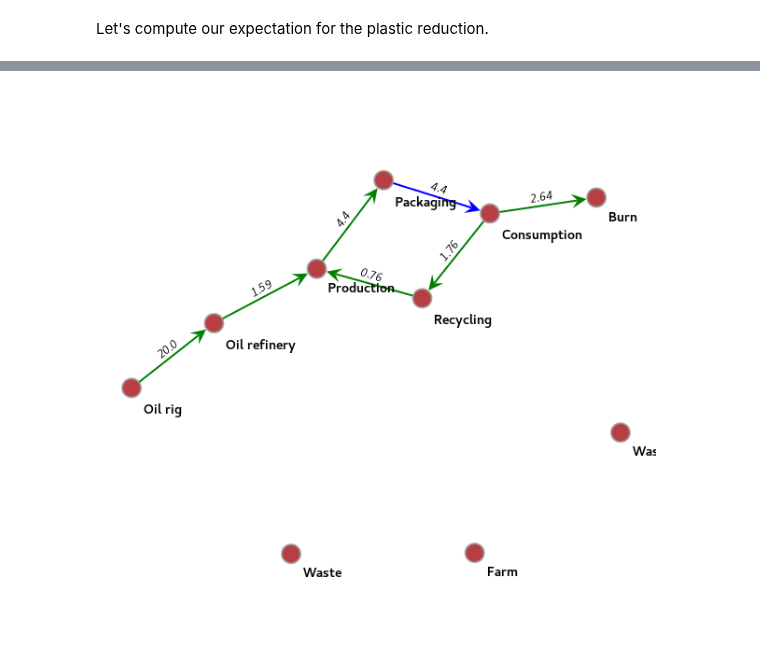
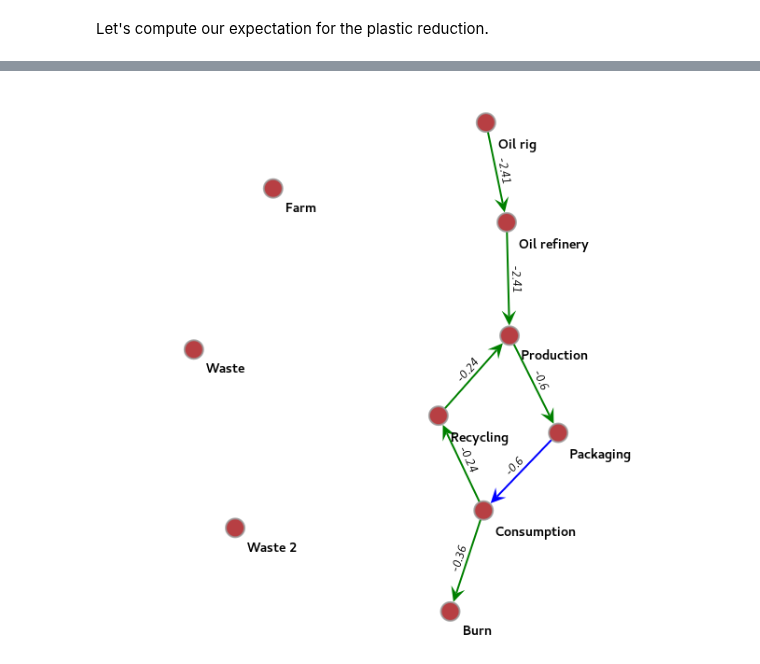
Before and after one commit to MaxBo/REPAiR-Web, a Jupyter notebook: flow_modelling/flow_modelling.ipynb, the cells around one changed output, grey strips where cells are left out. Cells and saved outputs as stored; diff of their text form; code cells hidden in the pictures.

```diff
--- a/flow_modelling/flow_modelling.ipynb
+++ b/flow_modelling/flow_modelling.ipynb
@@ -348,5 +380,5 @@ gt.draw.graph_draw(g_split, vertex_size=20, vertex_text=g_split.vp.id,
 # %%
-g_split.set_edge_filter(edge_mask)
+g_split.set_edge_filter(edge_mask_2)
 g_split.set_vertex_filter(vtx_mask)
 # %%
 gt.draw.graph_draw(g_split, vertex_size=20, vertex_text=g_split.vp.id,
@@ -425,5 +465,5 @@ gt.draw.graph_draw(g_split, vertex_size=20, vertex_text=g_split.vp.id,
 # %%
-g_split.set_edge_filter(edge_mask)
+g_split.set_edge_filter(edge_mask_2)
 g_split.set_vertex_filter(vtx_mask)
 # %%
 gt.draw.graph_draw(g_split, vertex_size=20, vertex_text=g_split.vp.id,
@@ -442,28 +482,28 @@ g_split.clear_filters() # remove the edge and vertex masks
 pe = g_split.edge(g_split.vertex(1), g_split.vertex(6), all_edges=True) # the 3 edges between Packaging and Cosumption
 sol_e = [e for e in pe if eprop_material[e] == 'plastic'][0] # the specific edge (blue)
 
-eprop_mass_sol = eprop_mass.copy()
-print("Current combined plastic mass after Packaging:", eprop_mass_sol[sol_e])
+eprop_mass_sol_2_plastic = eprop_mass.copy()
+print("Current combined plastic mass after Packaging:", eprop_mass_sol_2_plastic[sol_e])
 
 solution = 0.6017 #Solution-2-–-milk-reduction
 print("Solution reduces the plastic mass by:", solution, "on the solution edge")
 
-eprop_mass_sol[sol_e] = eprop_mass_sol[sol_e] - solution
-print("Plastic mass of the solution edge after implementing the solution:", eprop_mass_sol[sol_e])
+eprop_mass_sol_2_plastic[sol_e] = eprop_mass_sol_2_plastic[sol_e] - solution
+print("Plastic mass of the solution edge after implementing the solution:", eprop_mass_sol_2_plastic[sol_e])
 
 cols = []
 sol_edges = [] # edges affected by the solution
-edge_mask = g_split.new_edge_property("bool")
+edge_mask_3 = g_split.new_edge_property("bool")
 for i, e in enumerate(g_split.edges()):
     if eprop_material[e] in ['plastic', 'crude oil']:
         cols.append("green")
         sol_edges.append(e)
-        edge_mask[e] = True
+        edge_mask_3[e] = True
         vtx_mask[e.source()] = True
         vtx_mask[e.target()] = True
     else:
         cols.append("red")
-        edge_mask[e] = False
+        edge_mask_3[e] = False
 ecolors = g_split.new_edge_property("string", vals=cols)
 
 ecolors[sol_e] = "blue"
@@ -474,5 +514,5 @@ Plastic mass after implementing the solution 4.3983
 # %%
-eprop_mass_sol = eprop_mass.copy()
+eprop_mass_sol_2_plastic = eprop_mass.copy()
 
 bf = solution / eprop_mass[sol_e]
 if bf < 1.0:
@@ -481,10 +521,10 @@ else:
     balancing_factor = bf
 print("The balancing_factor for all plastic edges:", balancing_factor)
 
-eprop_mass_sol[sol_e] = eprop_mass_sol[sol_e] * balancing_factor
+eprop_mass_sol_2_plastic[sol_e] = eprop_mass_sol_2_plastic[sol_e] * balancing_factor
 
 for i,e in enumerate(g_split.edges()):
-    if edge_mask[e]:
+    if edge_mask_3[e]:
         src = e.source()
         if src.in_degree() > 0:
             all_in = src.in_edges()
@@ -493,14 +533,22 @@ for i,e in enumerate(g_split.edges()):
             f = []
             for ein in all_in:
                 s.append(eprop_mass[ein])
-                if edge_mask[ein]:
+                if edge_mask_3[ein]:
                     f.append(eprop_mass[ein])
             sum_in = sum(s)
             flow = sum(f)
-            sum_siblings_sol = sum([eprop_mass[out] for out in all_out if edge_mask[out]]) # sum of mass of the siblings that belong the the solution
+            sum_siblings_sol = sum([eprop_mass[out] for out in all_out if edge_mask_3[out]]) # sum of mass of the siblings that belong the the solution
             portion_in = flow * (eprop_mass[e] / sum_siblings_sol) # portion of incoming mass in the current edge (solution edges only)
             portion_rest = eprop_mass[e] - portion_in # the rest of the flow which does not stem from the incoming solution edge
-            eprop_mass_sol[e] = ( portion_in * balancing_factor ) + portion_rest
+            new_mass = ( portion_in * balancing_factor ) + portion_rest
+        else:
+            new_mass = eprop_mass[e] * balancing_factor
+        if new_mass <= eprop_mass[e]:
+            eprop_mass_sol_2_plastic[e] = -1 * (eprop_mass[e] - new_mass)
+        else:
+            eprop_mass_sol_2_plastic[e] = new_mass - eprop_mass[e]
+    else:
+        eprop_mass_sol_2_plastic[e] = 0
 
-eprop_mass_sol_text = g_split.new_edge_property("string", vals=[round(i,2) for i in eprop_mass_sol])
+eprop_mass_sol_text = g_split.new_edge_property("string", vals=[round(i,2) for i in eprop_mass_sol_2_plastic])
 # %% [output]
@@ -516,10 +564,10 @@ gt.draw.graph_draw(g_split, vertex_size=20, vertex_text=g_split.vp.id,
 # %%
-g_split.set_edge_filter(edge_mask)
+g_split.set_edge_filter(edge_mask_3)
 g_split.set_vertex_filter(vtx_mask)
 
 gt.draw.graph_draw(g_split, vertex_size=20, vertex_text=g_split.vp.id,
                    vprops={"text_position":1, "font_weight": cairo.FONT_WEIGHT_BOLD, "font_size":14},
                    eprops={"font_slant":cairo.FONT_SLANT_ITALIC, "color":ecolors},
                    edge_text=eprop_mass_sol_text, inline=True)
 # %% [output]
-[figure, old version]
+[figure, new version]
```
Also changed, not shown: parts of 26 cells of this notebook.
